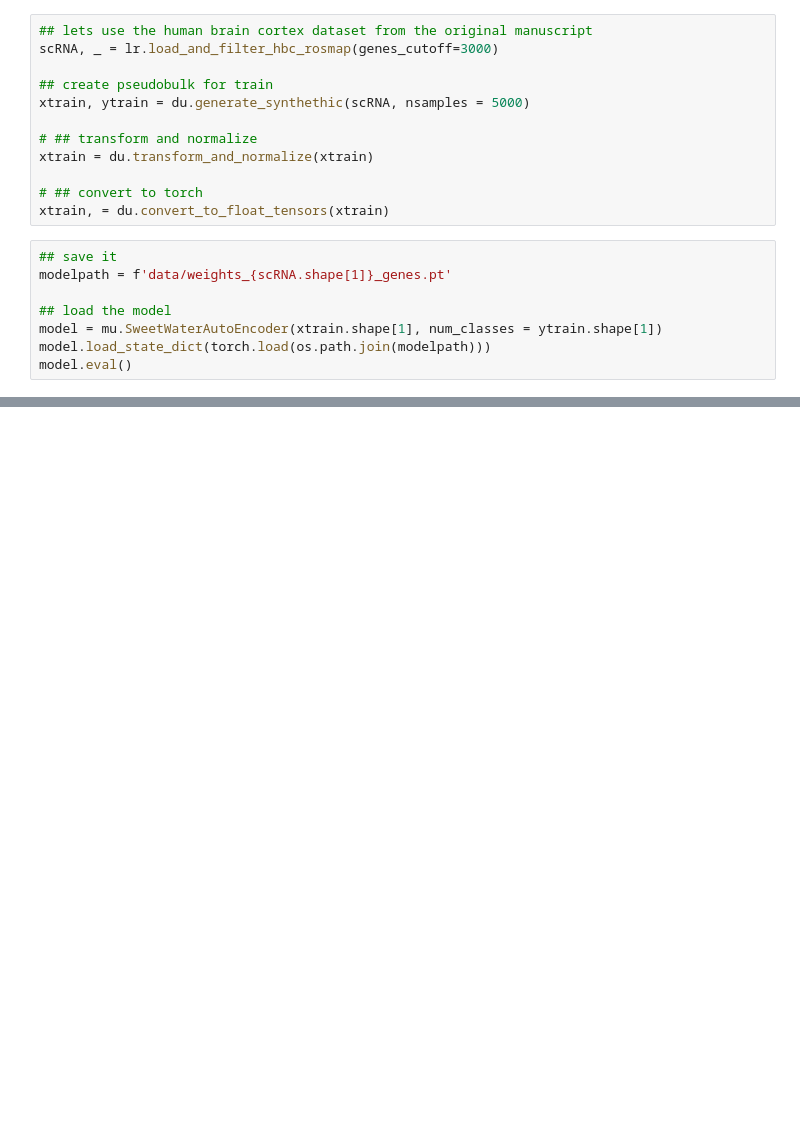
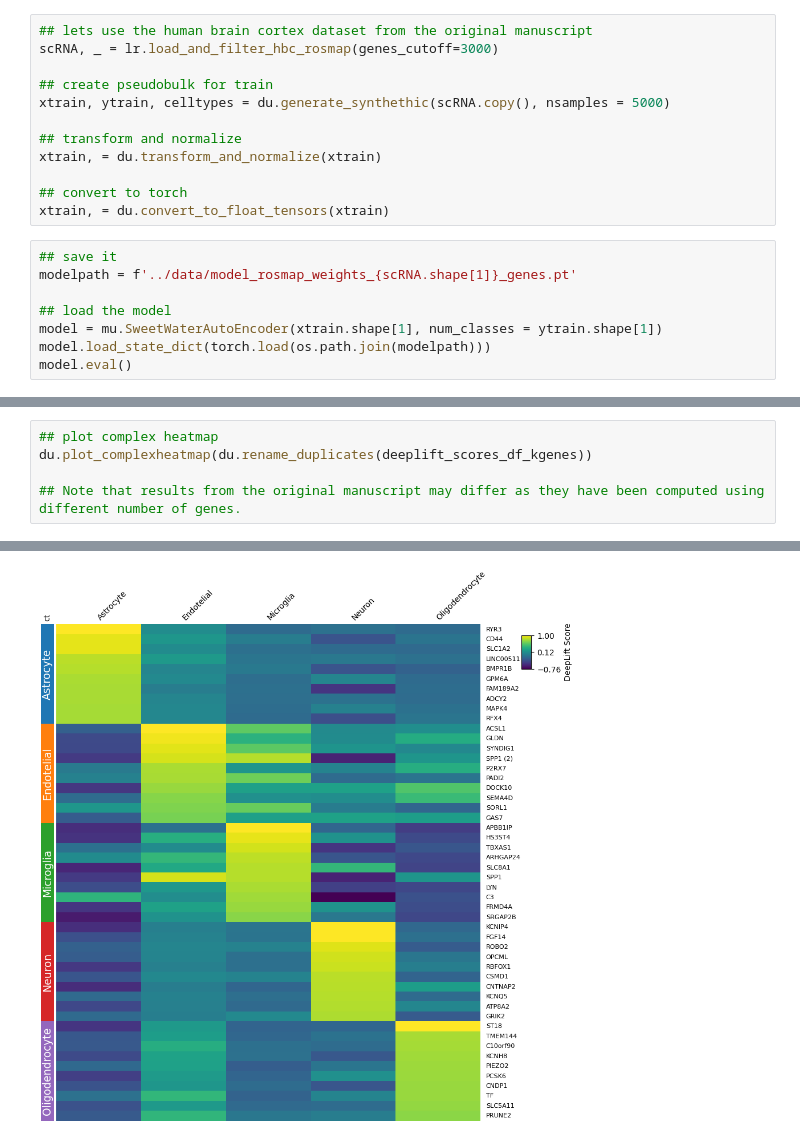
Before and after one commit to ML4BM-Lab/Sweetwater, a Jupyter notebook: examples/interpretability.ipynb, the cells around one changed output, grey strips where cells are left out. Saved outputs shown, nothing was run; the diff lists cells and outputs as text; blank space fills up the shorter version.

```diff
--- a/examples/interpretability.ipynb
+++ b/examples/interpretability.ipynb
@@ -21,16 +25,16 @@ import numpy as np
 scRNA, _ = lr.load_and_filter_hbc_rosmap(genes_cutoff=3000)
 
 ## create pseudobulk for train
-xtrain, ytrain = du.generate_synthethic(scRNA, nsamples = 5000)
+xtrain, ytrain, celltypes = du.generate_synthethic(scRNA.copy(), nsamples = 5000)
 
-# ## transform and normalize
-xtrain = du.transform_and_normalize(xtrain)
+## transform and normalize
+xtrain, = du.transform_and_normalize(xtrain)
 
-# ## convert to torch
+## convert to torch
 xtrain, = du.convert_to_float_tensors(xtrain)
 # %%
 ## save it
-modelpath = f'data/weights_{scRNA.shape[1]}_genes.pt'
+modelpath = f'../data/model_rosmap_weights_{scRNA.shape[1]}_genes.pt'
 
 ## load the model
 model = mu.SweetWaterAutoEncoder(xtrain.shape[1], num_classes = ytrain.shape[1])
@@ -86,0 +97,6 @@ plot_complexheatmap(rename_duplicates(deeplift_scores_df_kgenes))
+# %%
+## plot complex heatmap
+du.plot_complexheatmap(du.rename_duplicates(deeplift_scores_df_kgenes))
+
+## Note that results from the original manuscript may differ as they have been computed using different number of genes.
+# %% [output]
@@ -86,0 +112 @@ plot_complexheatmap(rename_duplicates(deeplift_scores_df_kgenes))
+[figure, added]
```
Also changed, not shown: parts of 4 cells of this notebook, 5 other files.
